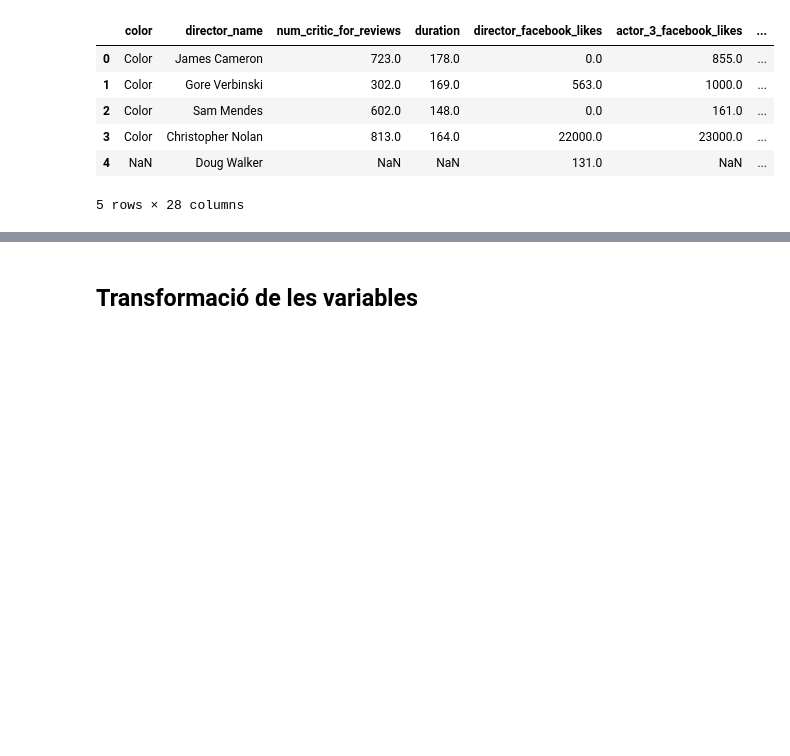
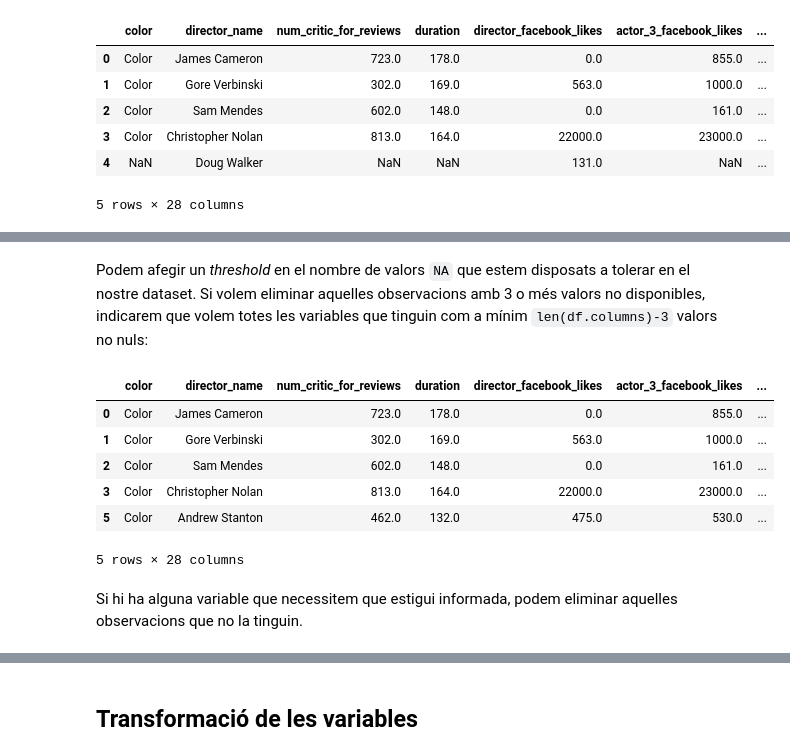
Before and after one commit to xdurana/uoc-dmlab, a Jupyter notebook: 4/neteja-dades.ipynb, the cells around one changed output, grey strips where cells are left out. Drawn from its saved outputs; the diff is of its cells as text; code cells hidden in the pictures; blank space fills up the shorter version.

```diff
--- a/4/neteja-dades.ipynb
+++ b/4/neteja-dades.ipynb
@@ -161,0 +165,14 @@ df.duration = df.duration.fillna(df.duration.mean())
+# %% [markdown]
+Podem afegir un _threshold_ en el nombre de valors `NA` que estem disposats a tolerar en el nostre dataset. Si volem eliminar aquelles observacions amb 3 o més valors no disponibles, indicarem que volem totes les variables que tinguin com a mínim `len(df.columns)-3` valors no nuls:
+# %%
+df.dropna(thresh=len(df.columns)-3).head()
+# %% [output]
+|  | color | director_name | num_critic_for_reviews | duration | director_facebook_likes | actor_3_facebook_likes | ... |
+| 0 | Color | James Cameron | 723.0 | 178.0 | 0.0 | 855.0 | ... |
+| 1 | Color | Gore Verbinski | 302.0 | 169.0 | 563.0 | 1000.0 | ... |
+| 2 | Color | Sam Mendes | 602.0 | 148.0 | 0.0 | 161.0 | ... |
+| 3 | Color | Christopher Nolan | 813.0 | 164.0 | 22000.0 | 23000.0 | ... |
+| 5 | Color | Andrew Stanton | 462.0 | 132.0 | 475.0 | 530.0 | ... |
+5 rows × 28 columns
+# %% [markdown]
+Si hi ha alguna variable que necessitem que estigui informada, podem eliminar aquelles observacions que no la tinguin.
```
Also changed, not shown: parts of 47 cells of this notebook.
